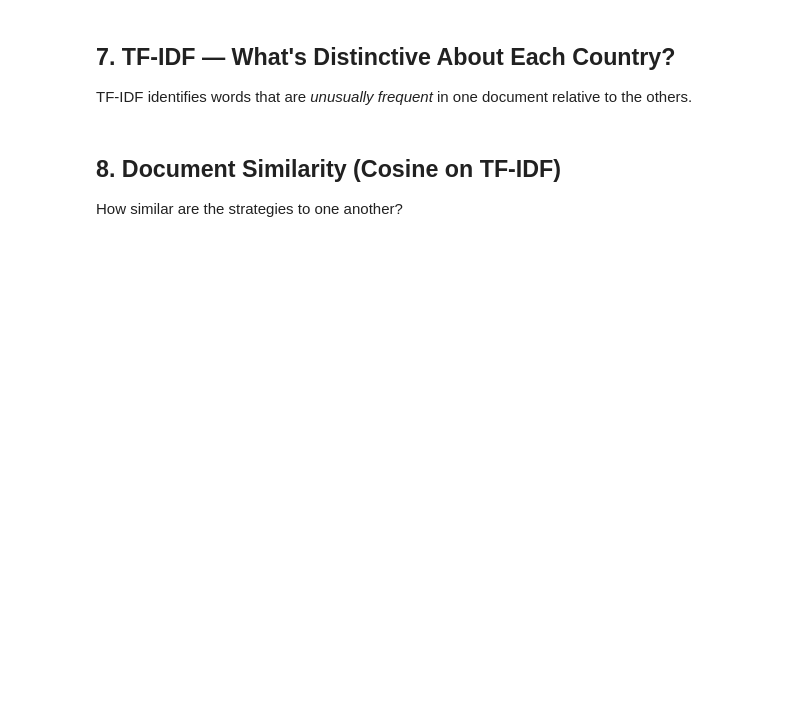
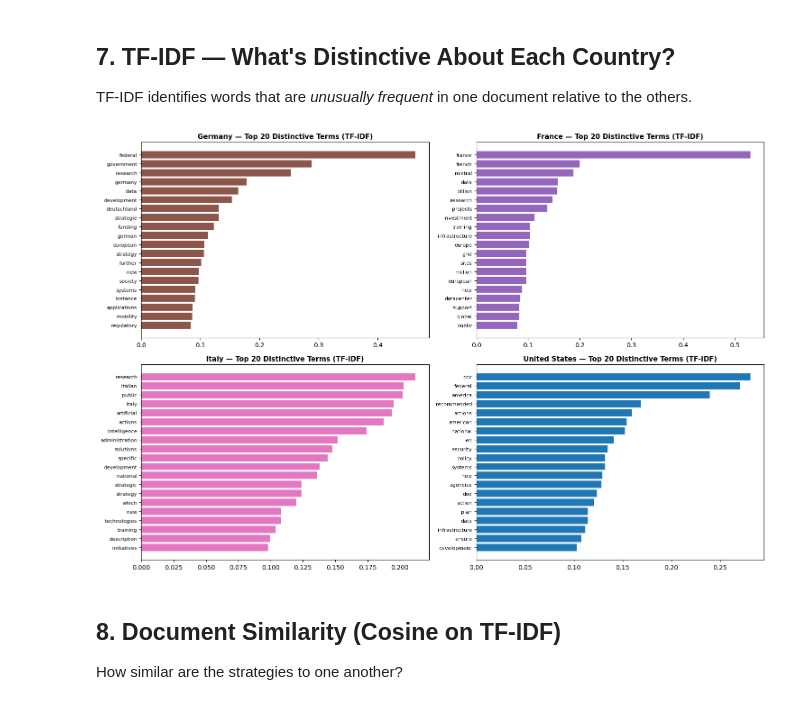
Before and after one commit to Nothingisavaliable/AI-Policy, a Jupyter notebook: notebooks/Text Analysis/national_ai_strategy_text_analysis.ipynb, the cells around one changed output. Drawn from its saved outputs; the diff is of its cells as text; code cells hidden in the pictures; blank space fills up the shorter version.

```diff
--- a/notebooks/Text Analysis/national_ai_strategy_text_analysis.ipynb
+++ b/notebooks/Text Analysis/national_ai_strategy_text_analysis.ipynb
@@ -152,32 +270,33 @@ TF-IDF identifies words that are *unusually frequent* in one document relative t
 # %%
 docs = [texts[c] for c in texts.keys()]
 countries = list(texts.keys())
 
 vec = TfidfVectorizer(
     stop_words=list(ALL_STOP),
     token_pattern=r"[a-zA-Zà-ÿÀ-ÝäöüÄÖÜß']{3,}",
     max_features=2000,
     lowercase=True,
 )
 tfidf = vec.fit_transform(docs)
 vocab = vec.get_feature_names_out()
 
 # Top distinctive words per country
-fig, axes = plt.subplots(2, 2, figsize=(15, 10))
-axes = axes.flatten()
+fig, axes = country_subplot_grid(len(countries), n_cols=3)
 
 for ax, (i, country) in zip(axes, enumerate(countries)):
     row = tfidf[i].toarray().flatten()
     top_idx = row.argsort()[-20:][::-1]
     words = [vocab[j] for j in top_idx][::-1]
     scores = [row[j] for j in top_idx][::-1]
     ax.barh(words, scores, color=COLORS[country])
     ax.set_title(f'{country} — Top 20 Distinctive Terms (TF-IDF)',
                  fontsize=11, fontweight='bold')
     ax.tick_params(axis='y', labelsize=8)
 
 plt.tight_layout()
 plt.show()
+# %% [output]
+[figure, added]
 # %% [markdown]
 ## 8. Document Similarity (Cosine on TF-IDF)
 
```
Also changed, not shown: parts of 20 cells of this notebook, 23 other files.
